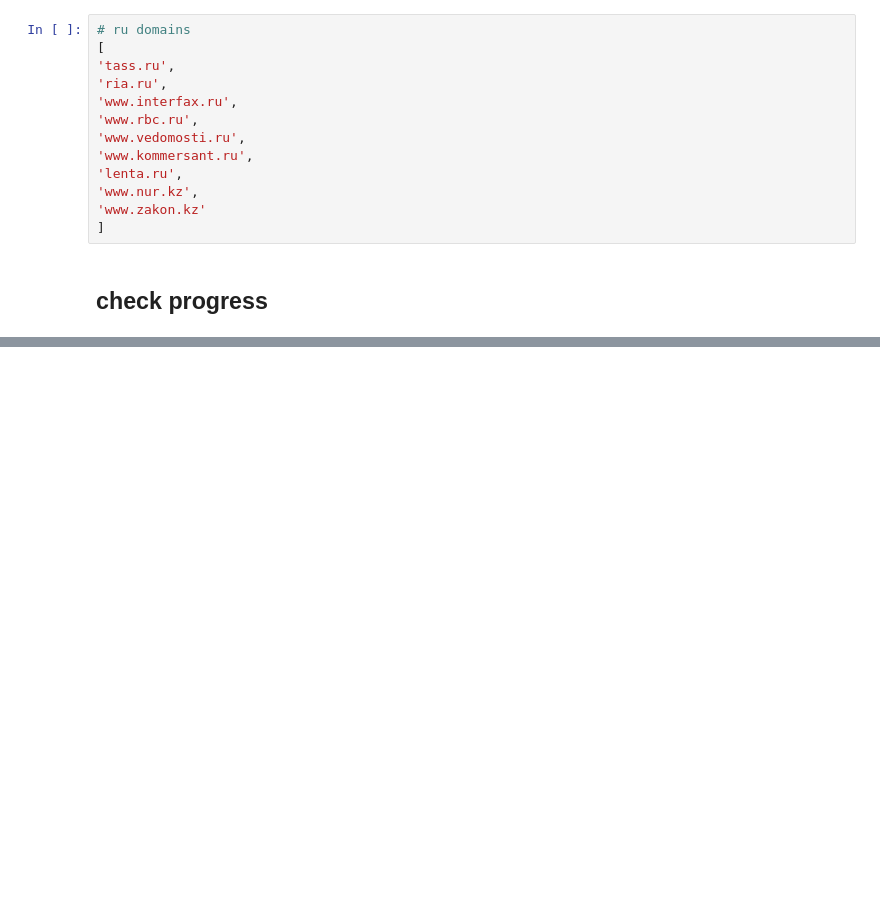
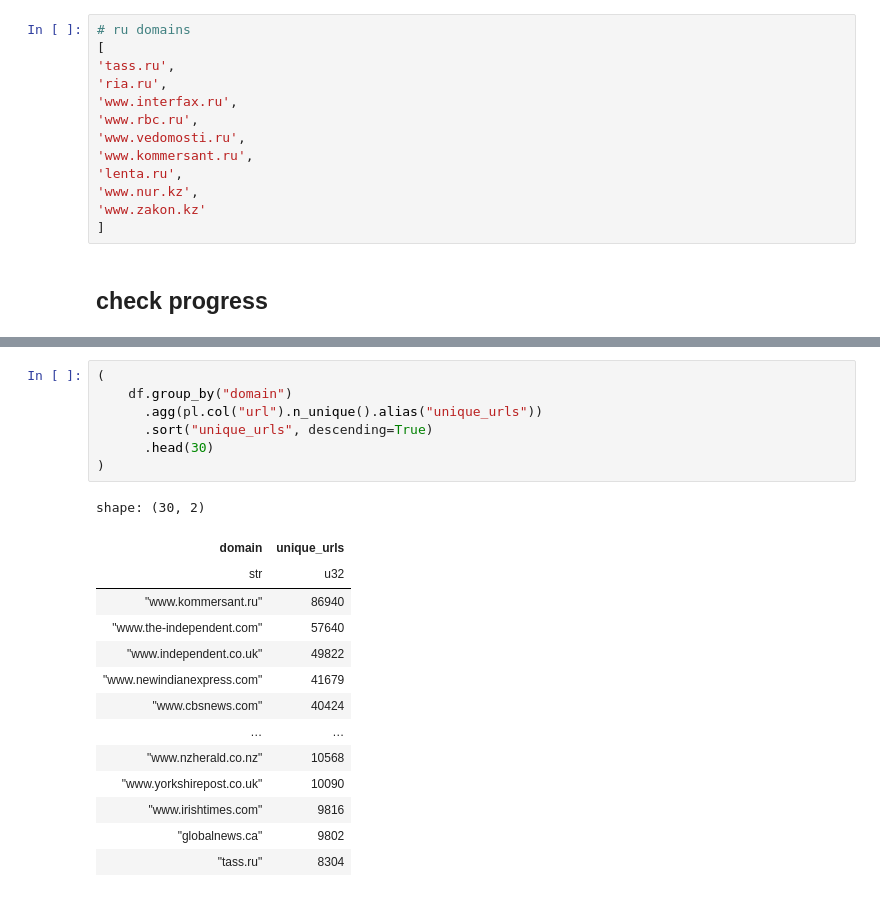
Before and after one commit to salamoslam/market_narratives, a Jupyter notebook: notebooks/02_ccnews_check_domains.ipynb, the cells around one changed output, grey strips where cells are left out. Cells and saved outputs as stored; diff of their text form; blank space fills up the shorter version.

```diff
--- a/notebooks/02_ccnews_check_domains.ipynb
+++ b/notebooks/02_ccnews_check_domains.ipynb
@@ -275,0 +241,22 @@ df.groupby('domain').agg(
+# %%
+(
+    df.group_by("domain")
+      .agg(pl.col("url").n_unique().alias("unique_urls"))
+      .sort("unique_urls", descending=True)
+      .head(30)
+)
+# %% [output]
+shape: (30, 2)
+| domain | unique_urls |
+| str | u32 |
+| "www.kommersant.ru" | 86940 |
+| "www.the-independent.com" | 57640 |
+| "www.independent.co.uk" | 49822 |
+| "www.newindianexpress.com" | 41679 |
+| "www.cbsnews.com" | 40424 |
+| … | … |
+| "www.nzherald.co.nz" | 10568 |
+| "www.yorkshirepost.co.uk" | 10090 |
+| "www.irishtimes.com" | 9816 |
+| "globalnews.ca" | 9802 |
+| "tass.ru" | 8304 |
```
Also changed, not shown: parts of 7 cells of this notebook, 15 other files.
